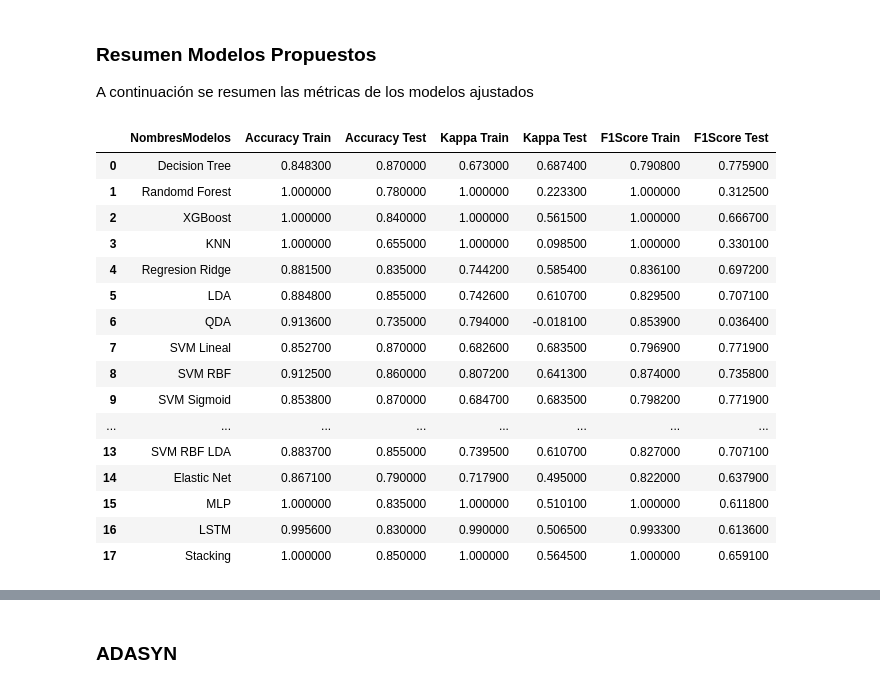
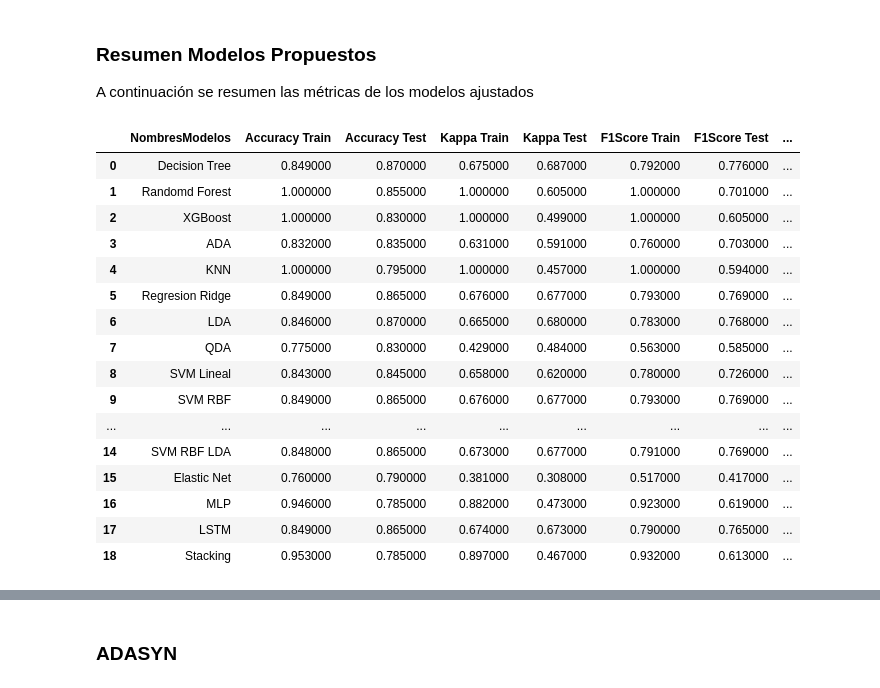
Before and after one commit to JhonHarry/Proyecto_TFM_UOC, a Jupyter notebook: code/insurance test models JHLG.ipynb, the cells around one changed output, grey strips where cells are left out. Cells and saved outputs as stored; diff of their text form; code cells hidden in the pictures.

```diff
--- a/code/insurance test models JHLG.ipynb
+++ b/code/insurance test models JHLG.ipynb
@@ -931,0 +1125,2 @@ def metrics(real,pred):
+# %%
+model.fit(DataX_train, y_train)
@@ -1603,5 +1696,5 @@ print(DataX_train.shape)
 # %%
-# Creamos una semilla para tener reproducibilidad en los reusltados del modelo
+# Creamos una semilla para tener reproducibilidad en los resultados del modelo
 ########################################################################
 import numpy as np
 import tensorflow as tf
@@ -1625,7 +1718,7 @@ from tensorflow.keras.models import Sequential
 
 mod=Sequential()
 ## capa convolucional que recorre cada
-mod.add(Conv1D(filters=64,input_shape=(X_train2.shape[1],1), kernel_size = 146, activation="relu"))
+mod.add(Conv1D(filters=64,input_shape=(X_train2.shape[1],1), kernel_size = ncol, activation="relu")) # kernel size se define como ncol del dataset
 mod.add(BatchNormalization())
 mod.add(LeakyReLU())
 mod.add(LSTM(100,return_sequences=True))
@@ -1869,6 +1974,6 @@ proba_mlp.shape
 # %%
-data_stack_train=pd.DataFrame({'prob_lda': prob_lda_train[:,1],'prob_mlp': proba_mlp[:,1],'prob_svm': prob_svm_rbf_pca[:,1],'prob_lstm':y_pred_lstm_proba[:,0],'target':y_train})
-data_stack_test=pd.DataFrame({'prob_lda': prob_lda_test[:,1],'prob_mlp': proba_mlp_test[:,1],'prob_svm': prob_svm_rbf_pca_test[:,1],'prob_lstm':y_pred_lstm_proba_test[:,0],'target':y_test})
+data_stack_train=pd.DataFrame({'prob_DT':prob_dt_train[:,1], 'prob_lda': prob_lda_train[:,1],'prob_mlp': proba_mlp[:,1],'prob_svm': prob_svm_rbf_pca[:,1],'prob_lstm':y_pred_lstm_proba[:,0],'target':y_train})
+data_stack_test=pd.DataFrame({'prob_DT':prob_dt_test[:,1], 'prob_lda': prob_lda_test[:,1],'prob_mlp': proba_mlp_test[:,1],'prob_svm': prob_svm_rbf_pca_test[:,1],'prob_lstm':y_pred_lstm_proba_test[:,0],'target':y_test})
 data_stack_train.head()
 ###shuffle data
 data_stack_train=data_stack_train.sample(frac=1)
@@ -1878,10 +1983,10 @@ steps = [("SVM_stack", SVC(kernel="rbf",probability=True))]
 pipeline = Pipeline(steps)
 parametros = {'SVM_stack__C':[0.01,0.1,1,10], 'SVM_stack__gamma':[0.05,0.01, 1, 5]}
 grid1 = GridSearchCV(pipeline, param_grid=parametros, cv=5, scoring=metrica,n_jobs=-1)
-grid1.fit(data_stack_train.iloc[:,0:3], data_stack_train.iloc[:,4])
-y_svm_stack=grid1.predict(data_stack_test.iloc[:,0:3])
-y_svm_stack_train=grid1.predict(data_stack_train.iloc[:,0:3])
-prob_svm_stack_test=grid1.predict_proba(data_stack_test.iloc[:,0:3])
-metrics(data_stack_test.iloc[:,4],y_svm_stack)
+grid1.fit(data_stack_train.iloc[:,0:4], data_stack_train.iloc[:,5])
+y_svm_stack=grid1.predict(data_stack_test.iloc[:,0:4])
+y_svm_stack_train=grid1.predict(data_stack_train.iloc[:,0:4])
+prob_svm_stack_test=grid1.predict_proba(data_stack_test.iloc[:,0:4])
+metrics(data_stack_test.iloc[:,5],y_svm_stack)
 #metrics(data_stack_train.iloc[:,4],y_svm_stack_train)
 # %% [output]
@@ -1918,82 +2023,97 @@ metrics(data_stack_test.iloc[:,4],y_mlp_stack)
 
 A continuación se resumen las métricas de los modelos ajustados
 # %%
-name_models=['Decision Tree', 'Randomd Forest', 'XGBoost','KNN','Regresion Ridge','LDA','QDA','SVM Lineal','SVM RBF','SVM Sigmoid',
+name_models=['Decision Tree', 'Randomd Forest', 'XGBoost', 'ADA','KNN','Regresion Ridge','LDA','QDA','SVM Lineal','SVM RBF','SVM Sigmoid',
                 'SVM Lineal PCA','SVM RBF PCA','SVM Sigmoid PCA','SVM RBF LDA',
                 'Elastic Net','MLP','LSTM','Stacking']
 
-Accuracy_Train=[accuracy_score(y_train,pred_dt_train),accuracy_score(y_train,pred_rf_train),accuracy_score(y_train,pred_xgb_train),accuracy_score(y_train,pred_knn_train),
+Accuracy_Train=[accuracy_score(y_train,pred_dt_train),accuracy_score(y_train,pred_rf_train),accuracy_score(y_train,pred_xgb_train), accuracy_score(y_train,pred_ada_train),accuracy_score(y_train,pred_knn_train),
                 accuracy_score(y_train,pred_lass_train),accuracy_score(y_train,pred_lda_train),accuracy_score(y_train,pred_qda_train),
                 accuracy_score(y_train,y_svm_lin_train),accuracy_score(y_train,y_svm_rbf_train),accuracy_score(y_train,y_svm_sig_train),
                 accuracy_score(y_train,y_svm_lin_pca_train),
                 accuracy_score(y_train,y_svm_rbf_pca_train),accuracy_score(y_train,y_svm_sig_pca_train),
                 accuracy_score(y_train,y_svm_rbf_lda_train),accuracy_score(y_train,pred_enet_train),
-                accuracy_score(y_train,y_pred_train),accuracy_score(y_train,y_pred_lstm_train),accuracy_score(data_stack_train.iloc[:,4],y_svm_stack_train)]
+                accuracy_score(y_train,y_pred_train),accuracy_score(y_train,y_pred_lstm_train),accuracy_score(data_stack_train.iloc[:,5],y_svm_stack_train)]
 
-Accuracy_Test=[accuracy_score(y_test,pred_dt),accuracy_score(y_test,pred_rf),accuracy_score(y_test,pred_xgb),accuracy_score(y_test,pred_knn),
+Accuracy_Test=[accuracy_score(y_test,pred_dt),accuracy_score(y_test,pred_rf),accuracy_score(y_test,pred_xgb),accuracy_score(y_test,pred_ada),accuracy_score(y_test,pred_knn),
                 accuracy_score(y_test,pred_lass),accuracy_score(y_test,pred_lda),accuracy_score(y_test,pred_qda),
                 accuracy_score(y_test,y_svm_lin),accuracy_score(y_test,y_svm_rbf),accuracy_score(y_test,y_svm_sig),
                 accuracy_score(y_test,y_svm_lin_pca),
                 accuracy_score(y_test,y_svm_rbf_pca),accuracy_score(y_test,y_svm_sig_pca),
                 accuracy_score(y_test,y_svm_rbf_lda),accuracy_score(y_test,pred_enet),
-                accuracy_score(y_test,y_pred),accuracy_score(y_test,y_pred_lstm),accuracy_score(data_stack_test.iloc[:,4],y_svm_stack)]
+                accuracy_score(y_test,y_pred),accuracy_score(y_test,y_pred_lstm),accuracy_score(data_stack_test.iloc[:,5],y_svm_stack)]
 
-Kappa_Train=[cohen_kappa_score(y_train,pred_dt_train),cohen_kappa_score(y_train,pred_rf_train),cohen_kappa_score(y_train,pred_xgb_train),cohen_kappa_score(y_train,pred_knn_train),
+Kappa_Train=[cohen_kappa_score(y_train,pred_dt_train),cohen_kappa_score(y_train,pred_rf_train),cohen_kappa_score(y_train,pred_xgb_train),cohen_kappa_score(y_train,pred_ada_train),cohen_kappa_score(y_train,pred_knn_train),
                 cohen_kappa_score(y_train,pred_lass_train),cohen_kappa_score(y_train,pred_lda_train),cohen_kappa_score(y_train,pred_qda_train),
                 cohen_kappa_score(y_train,y_svm_lin_train),cohen_kappa_score(y_train,y_svm_rbf_train),cohen_kappa_score(y_train,y_svm_sig_train),
                 cohen_kappa_score(y_train,y_svm_lin_pca_train),
                 cohen_kappa_score(y_train,y_svm_rbf_pca_train),cohen_kappa_score(y_train,y_svm_sig_pca_train),
                 cohen_kappa_score(y_train,y_svm_rbf_lda_train),cohen_kappa_score(y_train,pred_enet_train),
-                cohen_kappa_score(y_train,y_pred_train),cohen_kappa_score(y_train,y_pred_lstm_train),cohen_kappa_score(data_stack_train.iloc[:,4],y_svm_stack_train)]
+                cohen_kappa_score(y_train,y_pred_train),cohen_kappa_score(y_train,y_pred_lstm_train),cohen_kappa_score(data_stack_train.iloc[:,5],y_svm_stack_train)]
 
-Kappa_Test=[cohen_kappa_score(y_test,pred_dt),cohen_kappa_score(y_test,pred_rf),cohen_kappa_score(y_test,pred_xgb),cohen_kappa_score(y_test,pred_knn),
+Kappa_Test=[cohen_kappa_score(y_test,pred_dt),cohen_kappa_score(y_test,pred_rf),cohen_kappa_score(y_test,pred_xgb),cohen_kappa_score(y_test,pred_ada),cohen_kappa_score(y_test,pred_knn),
                 cohen_kappa_score(y_test,pred_lass),cohen_kappa_score(y_test,pred_lda),cohen_kappa_score(y_test,pred_qda),
                 cohen_kappa_score(y_test,y_svm_lin),cohen_kappa_score(y_test,y_svm_rbf),cohen_kappa_score(y_test,y_svm_sig),
                 cohen_kappa_score(y_test,y_svm_lin_pca),
                 cohen_kappa_score(y_test,y_svm_rbf_pca),cohen_kappa_score(y_test,y_svm_sig_pca),
                 cohen_kappa_score(y_test,y_svm_rbf_lda),cohen_kappa_score(y_test,pred_enet),
-                cohen_kappa_score(y_test,y_pred),cohen_kappa_score(y_test,y_pred_lstm),cohen_kappa_score(data_stack_test.iloc[:,4],y_svm_stack)]
+                cohen_kappa_score(y_test,y_pred),cohen_kappa_score(y_test,y_pred_lstm),cohen_kappa_score(data_stack_test.iloc[:,5],y_svm_stack)]
 
-F1Score_Train=[f1_score(y_train,pred_dt_train),f1_score(y_train,pred_rf_train),f1_score(y_train,pred_xgb_train),f1_score(y_train,pred_knn_train),
+F1Score_Train=[f1_score(y_train,pred_dt_train),f1_score(y_train,pred_rf_train),f1_score(y_train,pred_xgb_train),f1_score(y_train,pred_ada_train),f1_score(y_train,pred_knn_train),
                 f1_score(y_train,pred_lass_train),f1_score(y_train,pred_lda_train),f1_score(y_train,pred_qda_train),
                 f1_score(y_train,y_svm_lin_train),f1_score(y_train,y_svm_rbf_train),f1_score(y_train,y_svm_sig_train),
                 f1_score(y_train,y_svm_lin_pca_train),
                 f1_score(y_train,y_svm_rbf_pca_train),f1_score(y_train,y_svm_sig_pca_train),
                 f1_score(y_train,y_svm_rbf_lda_train),f1_score(y_train,pred_enet_train),
-                f1_score(y_train,y_pred_train),f1_score(y_train,y_pred_lstm_train),f1_score(data_stack_train.iloc[:,4],y_svm_stack_train)]
+                f1_score(y_train,y_pred_train),f1_score(y_train,y_pred_lstm_train),f1_score(data_stack_train.iloc[:,5],y_svm_stack_train)]
 
-F1Score_Test=[f1_score(y_test,pred_dt),f1_score(y_test,pred_rf),f1_score(y_test,pred_xgb),f1_score(y_test,pred_knn),
+F1Score_Test=[f1_score(y_test,pred_dt),f1_score(y_test,pred_rf),f1_score(y_test,pred_xgb),f1_score(y_test,pred_ada),f1_score(y_test,pred_knn),
                 f1_score(y_test,pred_lass),f1_score(y_test,pred_lda),f1_score(y_test,pred_qda),
                 f1_score(y_test,y_svm_lin),f1_score(y_test,y_svm_rbf),f1_score(y_test,y_svm_sig),
                 f1_score(y_test,y_svm_lin_pca),
                 f1_score(y_test,y_svm_rbf_pca),f1_score(y_test,y_svm_sig_pca),
                 f1_score(y_test,y_svm_rbf_lda),f1_score(y_test,pred_enet),
-                f1_score(y_test,y_pred),f1_score(y_test,y_pred_lstm),f1_score(data_stack_test.iloc[:,4],y_svm_stack)]
+                f1_score(y_test,y_pred),f1_score(y_test,y_pred_lstm),f1_score(data_stack_test.iloc[:,5],y_svm_stack)]
 
+Recall_Train=[recall_score(y_train,pred_dt_train),recall_score(y_train,pred_rf_train),recall_score(y_train,pred_xgb_train),recall_score(y_train,pred_ada_train),recall_score(y_train,pred_knn_train),
+                recall_score(y_train,pred_lass_train),recall_score(y_train,pred_lda_train),recall_score(y_train,pred_qda_train),
+                recall_score(y_train,y_svm_lin_train),recall_score(y_train,y_svm_rbf_train),recall_score(y_train,y_svm_sig_train),
+                recall_score(y_train,y_svm_lin_pca_train),
+                recall_score(y_train,y_svm_rbf_pca_train),recall_score(y_train,y_svm_sig_pca_train),
+                recall_score(y_train,y_svm_rbf_lda_train),recall_score(y_train,pred_enet_train),
+                recall_score(y_train,y_pred_train),recall_score(y_train,y_pred_lstm_train),recall_score(data_stack_train.iloc[:,5],y_svm_stack_train)]
 
+Recall_Test=[recall_score(y_test,pred_dt),recall_score(y_test,pred_rf),recall_score(y_test,pred_xgb),recall_score(y_test,pred_ada),recall_score(y_test,pred_knn),
+                recall_score(y_test,pred_lass),recall_score(y_test,pred_lda),recall_score(y_test,pred_qda),
+                recall_score(y_test,y_svm_lin),recall_score(y_test,y_svm_rbf),recall_score(y_test,y_svm_sig),
+                recall_score(y_test,y_svm_lin_pca),
+                recall_score(y_test,y_svm_rbf_pca),recall_score(y_test,y_svm_sig_pca),
+                recall_score(y_test,y_svm_rbf_lda),recall_score(y_test,pred_enet),
+                recall_score(y_test,y_pred),recall_score(y_test,y_pred_lstm),recall_score(data_stack_test.iloc[:,5],y_svm_stack)]
 
 Tabla={'NombresModelos':name_models,'Accuracy Train':Accuracy_Train,'Accuracy Test':Accuracy_Test,
              'Kappa Train':Kappa_Train,'Kappa Test':Kappa_Test,
-             'F1Score Train':F1Score_Train,'F1Score Test':F1Score_Test}
+             'F1Score Train':F1Score_Train,'F1Score Test':F1Score_Test,
+             'Recall Train':Recall_Train,'Recall Test':Recall_Test}
 resultado_modelos = pd.DataFrame(Tabla)
-resultado_modelos = resultado_modelos.round(decimals = 4)
+resultado_modelos = resultado_modelos.round(decimals = 3)
 resultado_modelos.style.highlight_max(color = 'blue', axis = 0)
 #df.style.highlight_max(color = 'lightgreen', axis = 0)
 # %% [output]
-|  | NombresModelos | Accuracy Train | Accuracy Test | Kappa Train | Kappa Test | F1Score Train | F1Score Test |
-| 0 | Decision Tree | 0.848300 | 0.870000 | 0.673000 | 0.687400 | 0.790800 | 0.775900 |
-| 1 | Randomd Forest | 1.000000 | 0.780000 | 1.000000 | 0.223300 | 1.000000 | 0.312500 |
-| 2 | XGBoost | 1.000000 | 0.840000 | 1.000000 | 0.561500 | 1.000000 | 0.666700 |
-| 3 | KNN | 1.000000 | 0.655000 | 1.000000 | 0.098500 | 1.000000 | 0.330100 |
-| 4 | Regresion Ridge | 0.881500 | 0.835000 | 0.744200 | 0.585400 | 0.836100 | 0.697200 |
-| 5 | LDA | 0.884800 | 0.855000 | 0.742600 | 0.610700 | 0.829500 | 0.707100 |
-| 6 | QDA | 0.913600 | 0.735000 | 0.794000 | -0.018100 | 0.853900 | 0.036400 |
-| 7 | SVM Lineal | 0.852700 | 0.870000 | 0.682600 | 0.683500 | 0.796900 | 0.771900 |
-| 8 | SVM RBF | 0.912500 | 0.860000 | 0.807200 | 0.641300 | 0.874000 | 0.735800 |
-| 9 | SVM Sigmoid | 0.853800 | 0.870000 | 0.684700 | 0.683500 | 0.798200 | 0.771900 |
-| ... | ... | ... | ... | ... | ... | ... | ... |
-| 13 | SVM RBF LDA | 0.883700 | 0.855000 | 0.739500 | 0.610700 | 0.827000 | 0.707100 |
-| 14 | Elastic Net | 0.867100 | 0.790000 | 0.717900 | 0.495000 | 0.822000 | 0.637900 |
-| 15 | MLP | 1.000000 | 0.835000 | 1.000000 | 0.510100 | 1.000000 | 0.611800 |
-| 16 | LSTM | 0.995600 | 0.830000 | 0.990000 | 0.506500 | 0.993300 | 0.613600 |
-| 17 | Stacking | 1.000000 | 0.850000 | 1.000000 | 0.564500 | 1.000000 | 0.659100 |
+|  | NombresModelos | Accuracy Train | Accuracy Test | Kappa Train | Kappa Test | F1Score Train | F1Score Test | ... |
+| 0 | Decision Tree | 0.849000 | 0.870000 | 0.675000 | 0.687000 | 0.792000 | 0.776000 | ... |
+| 1 | Randomd Forest | 1.000000 | 0.855000 | 1.000000 | 0.605000 | 1.000000 | 0.701000 | ... |
+| 2 | XGBoost | 1.000000 | 0.830000 | 1.000000 | 0.499000 | 1.000000 | 0.605000 | ... |
+| 3 | ADA | 0.832000 | 0.835000 | 0.631000 | 0.591000 | 0.760000 | 0.703000 | ... |
+| 4 | KNN | 1.000000 | 0.795000 | 1.000000 | 0.457000 | 1.000000 | 0.594000 | ... |
+| 5 | Regresion Ridge | 0.849000 | 0.865000 | 0.676000 | 0.677000 | 0.793000 | 0.769000 | ... |
+| 6 | LDA | 0.846000 | 0.870000 | 0.665000 | 0.680000 | 0.783000 | 0.768000 | ... |
+| 7 | QDA | 0.775000 | 0.830000 | 0.429000 | 0.484000 | 0.563000 | 0.585000 | ... |
+| 8 | SVM Lineal | 0.843000 | 0.845000 | 0.658000 | 0.620000 | 0.780000 | 0.726000 | ... |
+| 9 | SVM RBF | 0.849000 | 0.865000 | 0.676000 | 0.677000 | 0.793000 | 0.769000 | ... |
+| ... | ... | ... | ... | ... | ... | ... | ... | ... |
+| 14 | SVM RBF LDA | 0.848000 | 0.865000 | 0.673000 | 0.677000 | 0.791000 | 0.769000 | ... |
+| 15 | Elastic Net | 0.760000 | 0.790000 | 0.381000 | 0.308000 | 0.517000 | 0.417000 | ... |
+| 16 | MLP | 0.946000 | 0.785000 | 0.882000 | 0.473000 | 0.923000 | 0.619000 | ... |
+| 17 | LSTM | 0.849000 | 0.865000 | 0.674000 | 0.673000 | 0.790000 | 0.765000 | ... |
+| 18 | Stacking | 0.953000 | 0.785000 | 0.897000 | 0.467000 | 0.932000 | 0.613000 | ... |
```
Also changed, not shown: parts of 105 cells of this notebook, 4 other files.
